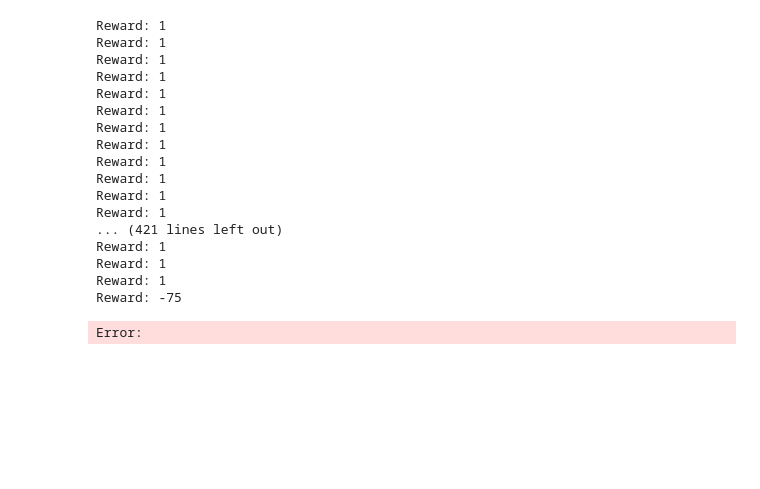
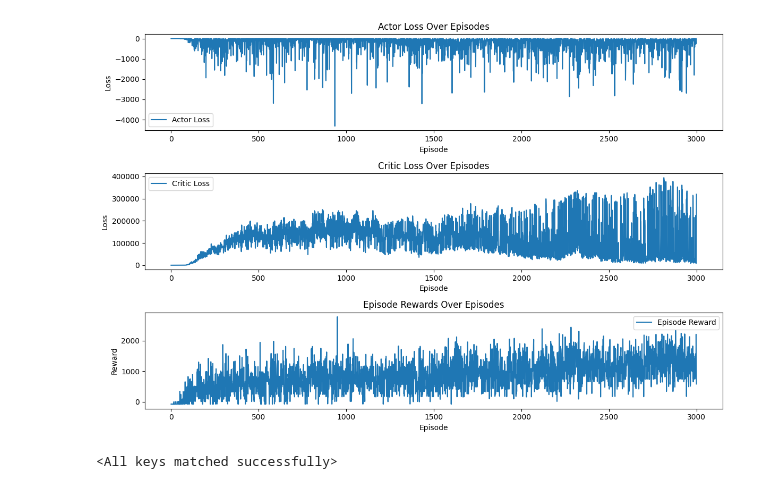
Before and after one commit to IVproger/RL_ShakeGame_project, a Jupyter notebook: notebooks/deep_models/actor_critic.ipynb, the cells around one changed output. Cells and saved outputs as stored; diff of their text form; code cells hidden in the pictures; blank space fills up the shorter version.

```diff
--- a/notebooks/deep_models/actor_critic.ipynb
+++ b/notebooks/deep_models/actor_critic.ipynb
@@ -66,6 +67,11 @@ episode_reward_list = list()
 actor_optimizer = torch.optim.Adam(actor.parameters(), lr=0.001)
 critic_optimizer = torch.optim.Adam(critic.parameters(), lr=0.001)
 # %%
+# Initialize lists to store statistics
+actor_losses = []
+critic_losses = []
+episode_rewards = []
+
 # Training loop
 for episode in tqdm(range(num_episodes), desc="Training Episodes"):
     state = env.reset()
@@ -103,4 +109,7 @@ for episode in tqdm(range(num_episodes), desc="Training Episodes"):
 
         state = next_state
 
-    episode_reward_list.append(episode_reward)
+    # Store statistics
+    actor_losses.append(actor_loss.item())
+    critic_losses.append(critic_loss.item())
+    episode_rewards.append(episode_reward)
@@ -117,30 +115,0 @@ plt.show()
-# %%
-# Inference loop
-env = SnakeEnv(grid_size=20)
-state = env.reset()
-done = False
-while not done:
-    with torch.no_grad():
-        action, _ = actor.choose_action(state)
-    state, reward, done, _ = env.step(action)
-    env.render()
-    print(f"Reward: {reward}")
-# %% [output]
-Reward: 1
-Reward: 1
-Reward: 1
-Reward: 1
-Reward: 1
-Reward: 1
-Reward: 1
-Reward: 1
-Reward: 1
-Reward: 1
-Reward: 1
-Reward: 1
-... (421 lines left out)
-Reward: 1
-Reward: 1
-Reward: 1
-Reward: -75
-Error:
@@ -146,0 +120,33 @@ Error:
+# %%
+import matplotlib.pyplot as plt
+# Plotting the statistics
+plt.figure(figsize=(12, 8))
+
+# Plot actor losses
+plt.subplot(3, 1, 1)
+plt.plot(actor_losses, label='Actor Loss')
+plt.xlabel('Episode')
+plt.ylabel('Loss')
+plt.title('Actor Loss Over Episodes')
+plt.legend()
+
+# Plot critic losses
+plt.subplot(3, 1, 2)
+plt.plot(critic_losses, label='Critic Loss')
+plt.xlabel('Episode')
+plt.ylabel('Loss')
+plt.title('Critic Loss Over Episodes')
+plt.legend()
+
+# Plot episode rewards
+plt.subplot(3, 1, 3)
+plt.plot(episode_rewards, label='Episode Reward')
+plt.xlabel('Episode')
+plt.ylabel('Reward')
+plt.title('Episode Rewards Over Episodes')
+plt.legend()
+
+plt.tight_layout()
+plt.show()
+# %% [output]
+[figure, added]
@@ -146,0 +155,5 @@ Error:
+# %%
+actor = Actor(num_inputs, num_actions)
+actor.load_state_dict(torch.load("../../models/actor.pth"))
+# %% [output]
+<All keys matched successfully>
```
Also changed, not shown: parts of 9 cells of this notebook, 3 other files.
